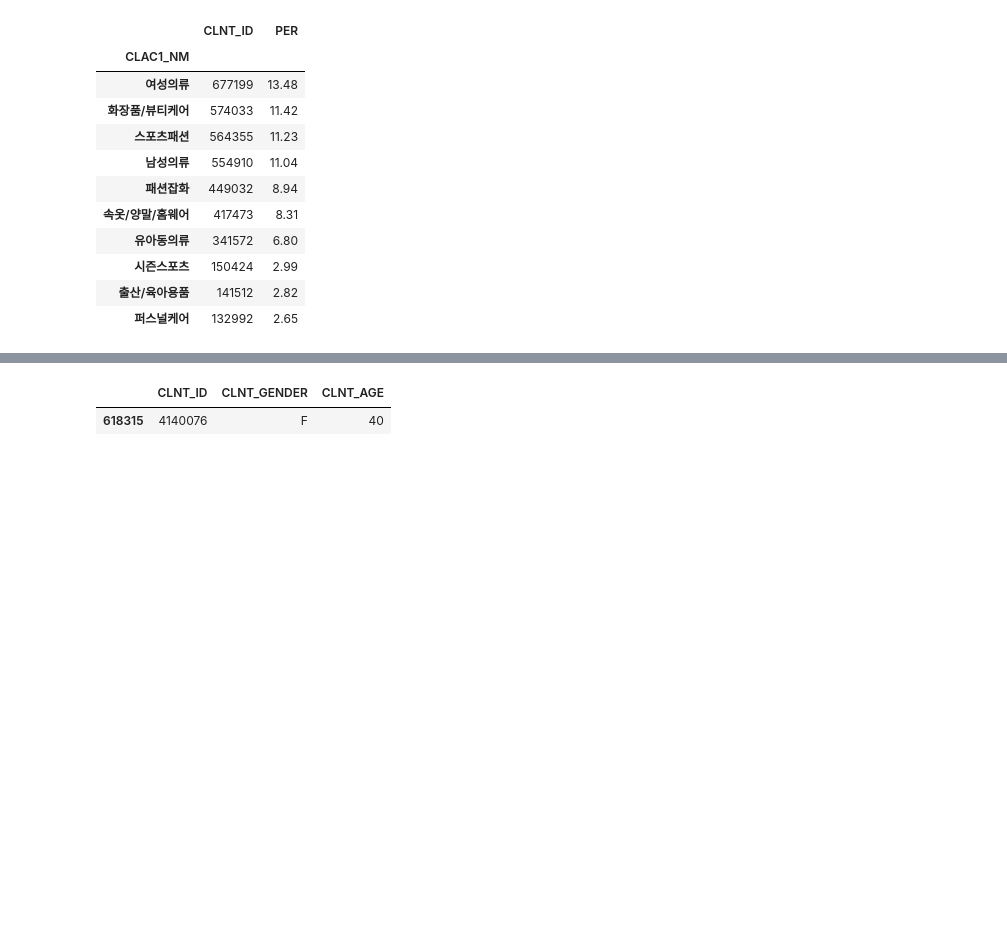
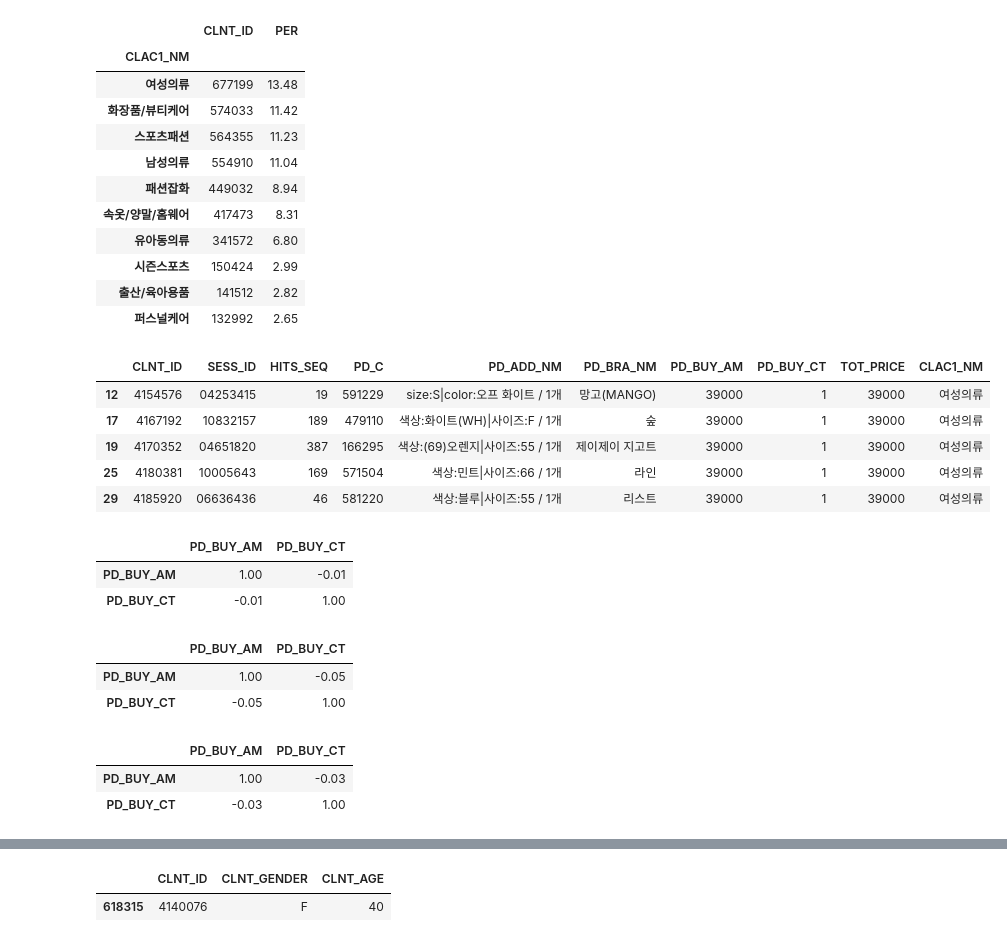
Before and after one commit to chldnjstjr/Lpoint, a Jupyter notebook: 1st_EDA.ipynb, the cells around one changed output, grey strips where cells are left out. Saved outputs shown, nothing was run; the diff lists cells and outputs as text; code cells hidden in the pictures; blank space fills up the shorter version.

```diff
--- a/1st_EDA.ipynb
+++ b/1st_EDA.ipynb
@@ -334,6 +332,38 @@ clntbyclac1.sort_values(by='PER', ascending=False).head(10) #대분류별 주문
 | 시즌스포츠 | 150424 | 2.99 |
 | 출산/육아용품 | 141512 | 2.82 |
 | 퍼스널케어 | 132992 | 2.65 |
+# %%
+#Product_각 상품 가격과 구매량 간의 상관관계
+is_fmc = prdmaster[prdmaster['CLAC1_NM'].isin(['여성의류'])]
+is_fmc.head()
+is_fmccorr=is_fmc[['PD_BUY_AM', 'PD_BUY_CT']].corr(method='pearson')
+is_fmccorr #아니 여성의류는 오히려 더 적네
+# %% [output]
+|  | CLNT_ID | SESS_ID | HITS_SEQ | PD_C | PD_ADD_NM | PD_BRA_NM | PD_BUY_AM | PD_BUY_CT | TOT_PRICE | CLAC1_NM |
+| 12 | 4154576 | 04253415 | 19 | 591229 | size:S|color:오프 화이트 / 1개 | 망고(MANGO) | 39000 | 1 | 39000 | 여성의류 |
+| 17 | 4167192 | 10832157 | 189 | 479110 | 색상:화이트(WH)|사이즈:F / 1개 | 숲 | 39000 | 1 | 39000 | 여성의류 |
+| 19 | 4170352 | 04651820 | 387 | 166295 | 색상:(69)오렌지|사이즈:55 / 1개 | 제이제이 지고트 | 39000 | 1 | 39000 | 여성의류 |
+| 25 | 4180381 | 10005643 | 169 | 571504 | 색상:민트|사이즈:66 / 1개 | 라인 | 39000 | 1 | 39000 | 여성의류 |
+| 29 | 4185920 | 06636436 | 46 | 581220 | 색상:블루|사이즈:55 / 1개 | 리스트 | 39000 | 1 | 39000 | 여성의류 |
+|  | PD_BUY_AM | PD_BUY_CT |
+| PD_BUY_AM | 1.00 | -0.01 |
+| PD_BUY_CT | -0.01 | 1.00 |
+# %%
+is_cosm = prdmaster[prdmaster['CLAC1_NM'].isin(['화장품/뷰티케어'])]
+is_cosmcorr=is_cosm[['PD_BUY_AM', 'PD_BUY_CT']].corr(method='pearson')
+is_cosmcorr #화장품/뷰티의 가격과 판매개수 상관계수 -0.05
+# %% [output]
+|  | PD_BUY_AM | PD_BUY_CT |
+| PD_BUY_AM | 1.00 | -0.05 |
+| PD_BUY_CT | -0.05 | 1.00 |
+# %%
+is_some = prdmaster[prdmaster['CLAC1_NM'].isin(['패션잡화'])]
+is_somecorr=is_some[['PD_BUY_AM', 'PD_BUY_CT']].corr(method='pearson')
+is_somecorr #패션잡화의 가격과 판매개수 상관계수 -0.03
+# %% [output]
+|  | PD_BUY_AM | PD_BUY_CT |
+| PD_BUY_AM | 1.00 | -0.03 |
+| PD_BUY_CT | -0.03 | 1.00 |
 # %%
 customcsv='/content/drive/My Drive/DataSet/Lpoint/data/Custom.csv'
 custom = pd.read_csv(customcsv, dtype={"CLNT_ID": np.str})
```
Also changed, not shown: parts of 8 cells of this notebook.
